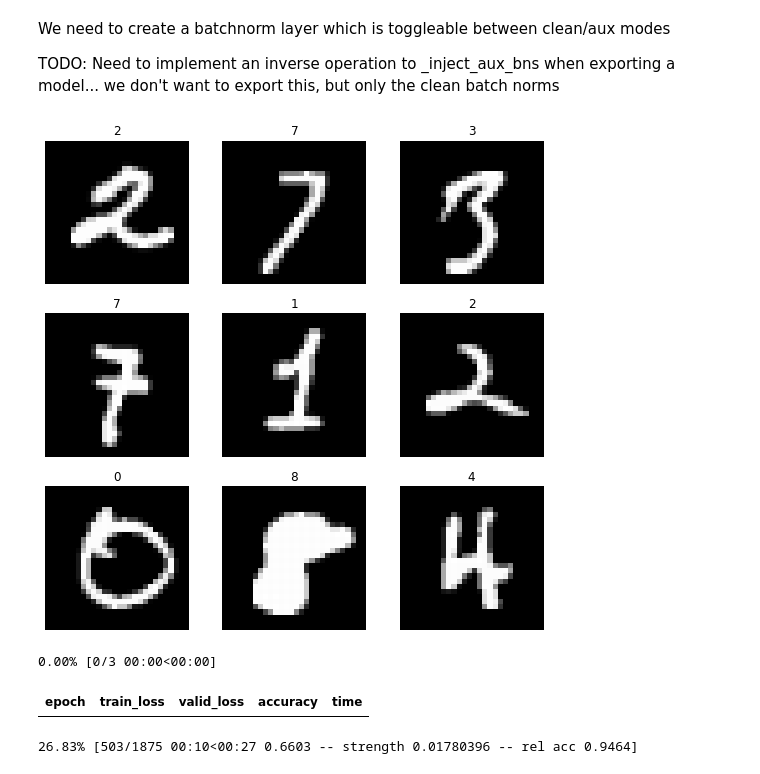
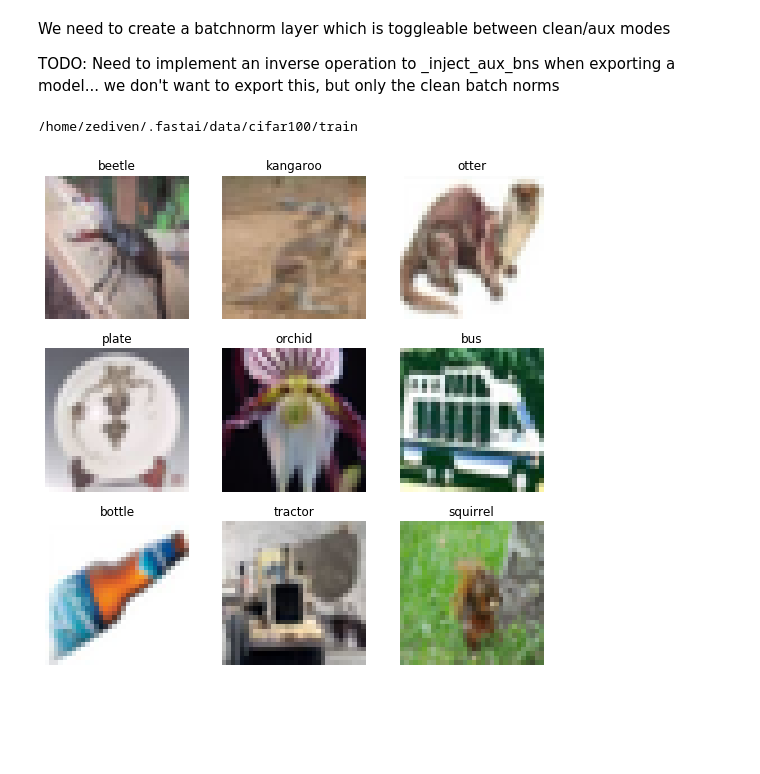
Before and after one commit to cbinners/fastai2, a Jupyter notebook: nbs/80_adversarial_learner.ipynb, the cells around one changed output. Saved outputs shown, nothing was run; the diff lists cells and outputs as text; code cells hidden in the pictures; blank space fills up the shorter version.

```diff
--- a/nbs/80_adversarial_learner.ipynb
+++ b/nbs/80_adversarial_learner.ipynb
@@ -189,15 +529,27 @@ def _inject_aux_bns(model, debug=False):
 # %%
 from fastai2.data.all import *
+from fastai2.data.transforms import _grandparent_idxs
 from fastai2.vision.all import *
+
+def _ggp_idxs(items, name): return mask2idxs(Path(o).parent.parent.parent.name == name for o in items)
+
+
+def GrandgrandparentSplitter(train_name='train', valid_name='valid'):
+    "Split `items` from the grand parent folder names (`train_name` and `valid_name`)."
+    def _inner(o, **kwargs):
+        return _ggp_idxs(o, train_name),_ggp_idxs(o, valid_name)
+    return _inner
+
 
 
 mnist = DataBlock(blocks=(ImageBlock, CategoryBlock),
                  get_items=get_image_files,
-                 splitter=GrandparentSplitter(train_name='training', valid_name='testing'),
+                 splitter=GrandgrandparentSplitter(train_name='train', valid_name='test'),
                  get_y=parent_label)
 
-
-dbunch = mnist.dataloaders(untar_data(URLs.MNIST), bs=32, batch_tfms=[*aug_transforms(size=28, max_warp=0, do_flip=False), Normalize.from_stats(*mnist_stats)])
+print(untar_data(URLs.CIFAR_100).ls()[0])
+dbunch = mnist.dataloaders(untar_data(URLs.CIFAR_100), bs=512, batch_tfms=[*aug_transforms(), Normalize.from_stats(*cifar_stats)])
 dbunch.show_batch()
 # %% [output]
+/home/zediven/.fastai/data/cifar100/train
-[figure, old version]
+[figure, new version]
@@ -415,32 +555,0 @@ class AdversarialLearner(Learner):
-# %%
-from fastai2.metrics import *
-
-class LeNet(nn.Module):
-	def __init__(self):
-		super(LeNet, self).__init__()
-		self.conv1 = nn.Conv2d(3, 5, (5,5), padding=2)
-		self.conv2 = nn.Conv2d(5, 10, (5,5))
-		self.fc1   = nn.Linear(10*5*5, 50)
-		self.fc2   = nn.Linear(50, 10)
-	def forward(self, x):
-		x = F.max_pool2d(F.relu(self.conv1(x)), (2,2))
-		x = F.max_pool2d(F.relu(self.conv2(x)), (2,2))
-		x = x.view(-1, self.num_flat_features(x))
-		x = F.relu(self.fc1(x))
-		x = self.fc2(x)
-		return x
-	def num_flat_features(self, x):
-		size = x.size()[1:]
-		num_features = 1
-		for s in size:
-			num_features *= s
-		return num_features
-
-test_baseline = AdversarialLearner(dbunch, model=LeNet(), loss_func=F.cross_entropy, metrics=[accuracy], attack=PGDAttack(), debug=True)
-test_baseline.add_cbs(DynamicPGD(eps_momentum_step=1.03, max_eps=0.5, target_adv_acc=0.95))
-
-test_baseline.fit_one_cycle(3, 1e-3)
-# %% [output]
-0.00% [0/3 00:00<00:00]
-| epoch | train_loss | valid_loss | accuracy | time |
-26.83% [503/1875 00:10<00:27 0.6603 -- strength 0.01780396 -- rel acc 0.9464]
```
Also changed, not shown: parts of 9 cells of this notebook, 2 other files.
